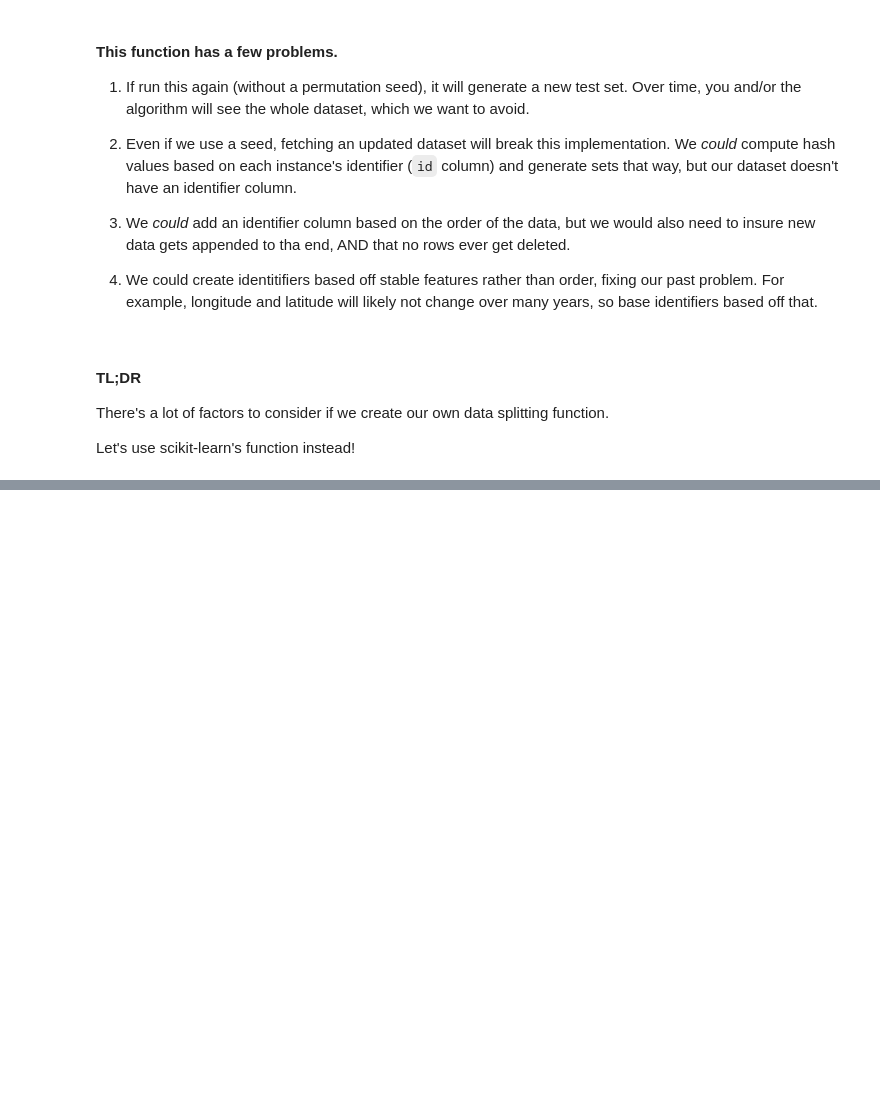
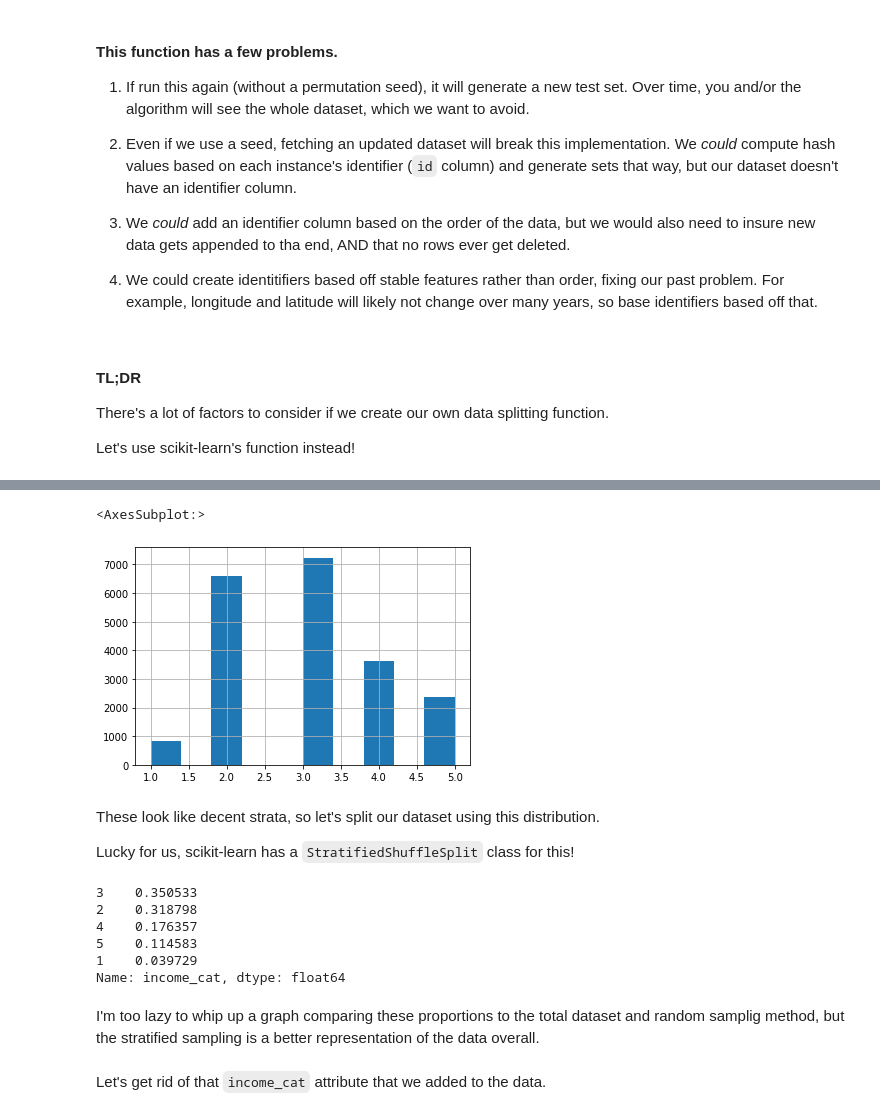
Before and after one commit to sjcantor/ml-projects, a Jupyter notebook: house-prices/housing-prices.ipynb, the cells around one changed output, grey strips where cells are left out. Drawn from its saved outputs; the diff is of its cells as text; code cells hidden in the pictures; blank space fills up the shorter version.

Commit message:
Add stratified sampling for housing prices

```diff
--- a/house-prices/housing-prices.ipynb
+++ b/house-prices/housing-prices.ipynb
@@ -174,0 +182,32 @@ train_set, test_set = train_test_split(housing, test_size=0.2, random_state=42)
+# %%
+housing["income_cat"] = pd.cut(housing["median_income"],
+                               bins=[0., 1.5, 3.0, 4.5, 6., np.inf],
+                               labels=[1, 2, 3, 4, 5])
+housing["income_cat"].hist()
+# %% [output]
+<AxesSubplot:>
+[figure, added]
+# %% [markdown]
+These look like decent strata, so let's split our dataset using this distribution.
+
+Lucky for us, scikit-learn has a `StratifiedShuffleSplit` class for this!
+# %%
+from sklearn.model_selection import StratifiedShuffleSplit
+
+split = StratifiedShuffleSplit(n_splits=1, test_size=0.2, random_state=42)
+for train_index, test_index in split.split(housing, housing["income_cat"]):
+    strat_train_set = housing.loc[train_index]
+    strat_test_set = housing.loc[test_index]
+
+strat_test_set["income_cat"].value_counts() / len(strat_test_set)
+# %% [output]
+3    0.350533
+2    0.318798
+4    0.176357
+5    0.114583
+1    0.039729
+Name: income_cat, dtype: float64
+# %% [markdown]
+I'm too lazy to whip up a graph comparing these proportions to the total dataset and random samplig method, but the stratified sampling is a better representation of the data overall.
+# %% [markdown]
+Let's get rid of that `income_cat` attribute that we added to the data.
```
Also changed, not shown: parts of 7 cells of this notebook.
